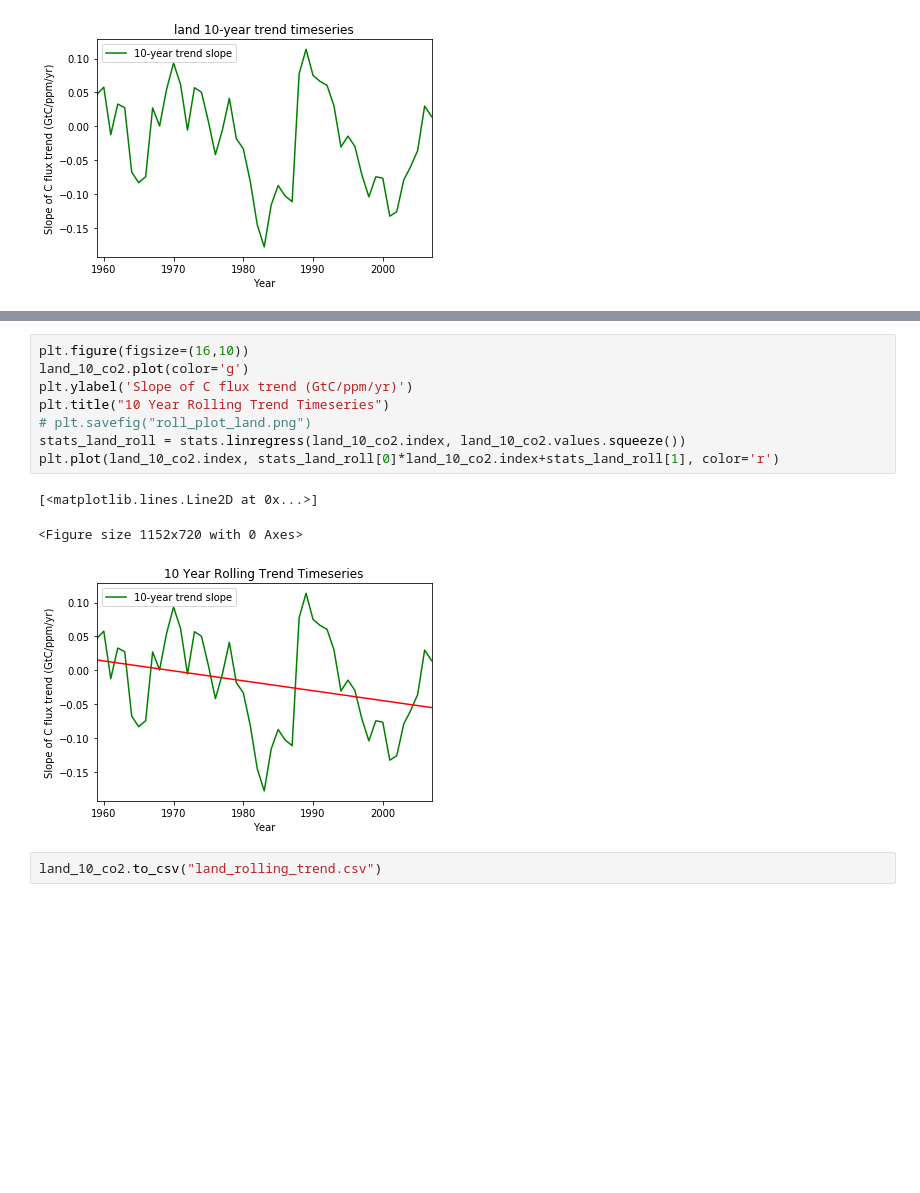
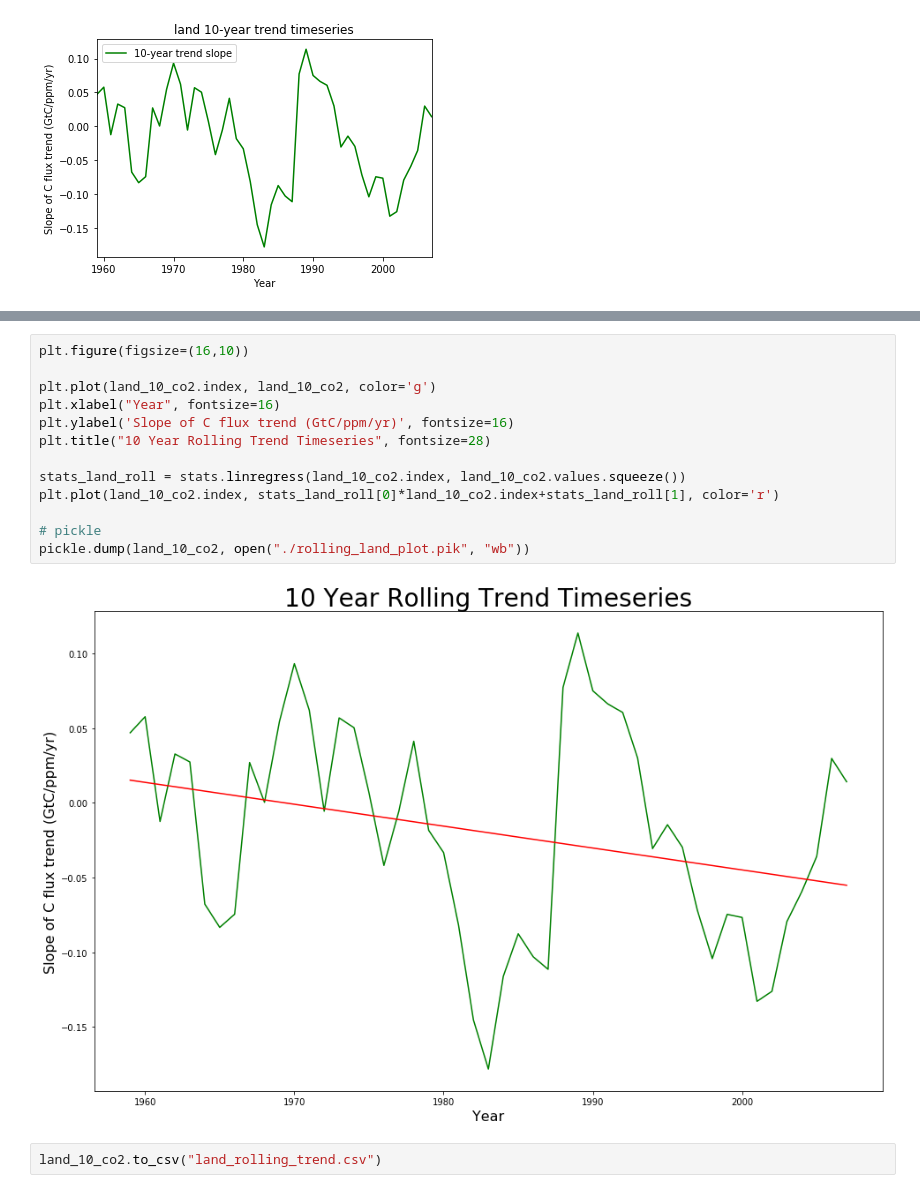
Before and after one commit to rursino/carbon-cycle-feedbacks, a Jupyter notebook: Peylin_flux/Notebooks/CO2_reg.ipynb, the cells around one changed output, grey strips where cells are left out. Saved outputs shown, nothing was run; the diff lists cells and outputs as text; blank space fills up the shorter version.

Commit message:
Final changes to plots for AECOM poster

```diff
--- a/Peylin_flux/Notebooks/CO2_reg.ipynb
+++ b/Peylin_flux/Notebooks/CO2_reg.ipynb
@@ -158,15 +177,18 @@ land_10_co2=rolling_trend(df, sink='land', window=10)
 # %%
 plt.figure(figsize=(16,10))
-land_10_co2.plot(color='g')
-plt.ylabel('Slope of C flux trend (GtC/ppm/yr)')
-plt.title("10 Year Rolling Trend Timeseries")
-# plt.savefig("roll_plot_land.png")
+
+plt.plot(land_10_co2.index, land_10_co2, color='g')
+plt.xlabel("Year", fontsize=16)
+plt.ylabel('Slope of C flux trend (GtC/ppm/yr)', fontsize=16)
+plt.title("10 Year Rolling Trend Timeseries", fontsize=28)
+
 stats_land_roll = stats.linregress(land_10_co2.index, land_10_co2.values.squeeze())
 plt.plot(land_10_co2.index, stats_land_roll[0]*land_10_co2.index+stats_land_roll[1], color='r')
+
+# pickle
+pickle.dump(land_10_co2, open("./rolling_land_plot.pik", "wb"))
 # %% [output]
-[<matplotlib.lines.Line2D at 0x...>]
-<Figure size 1152x720 with 0 Axes>
-[figure, old version]
+[figure, new version]
 # %%
 land_10_co2.to_csv("land_rolling_trend.csv")
 # %%
```
Also changed, not shown: parts of 7 cells of this notebook, 1 other file.
